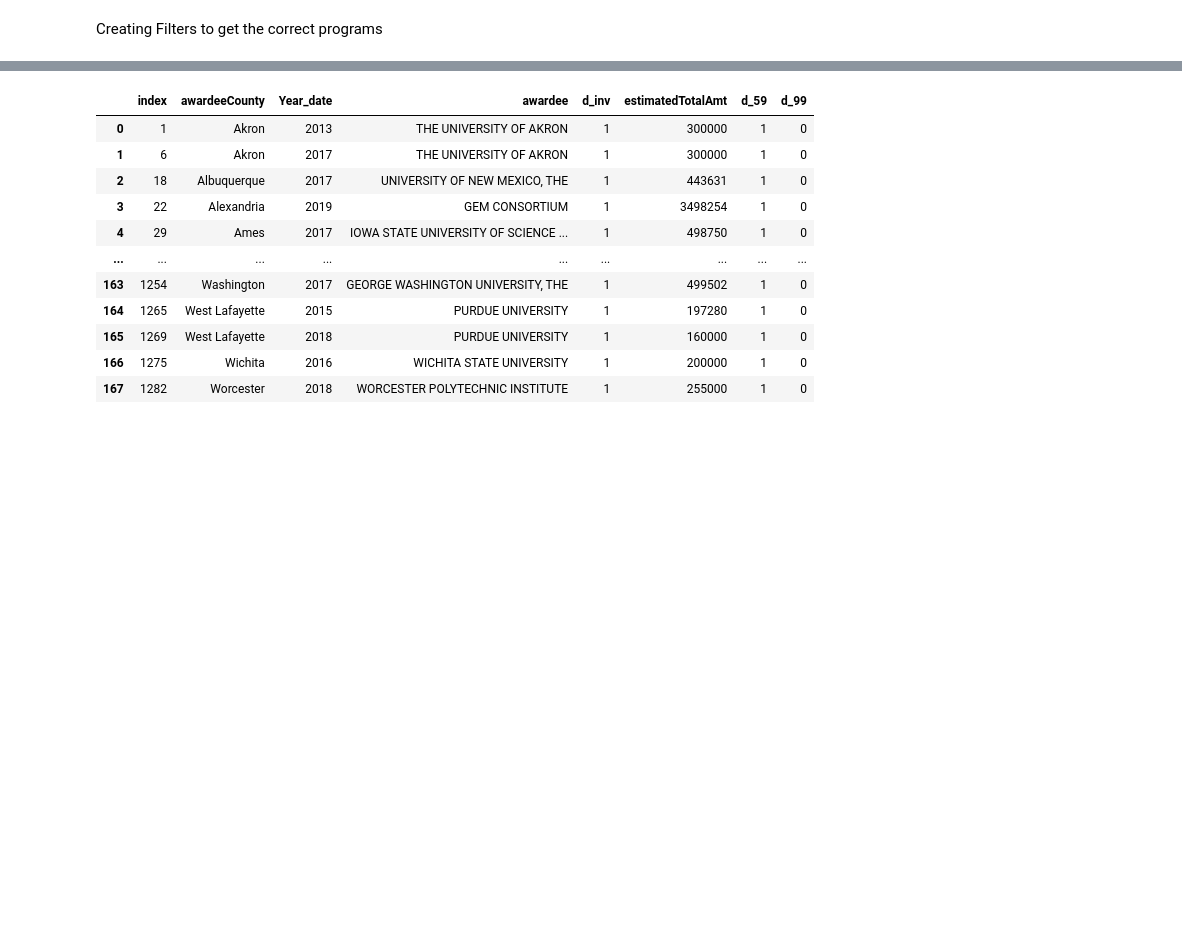
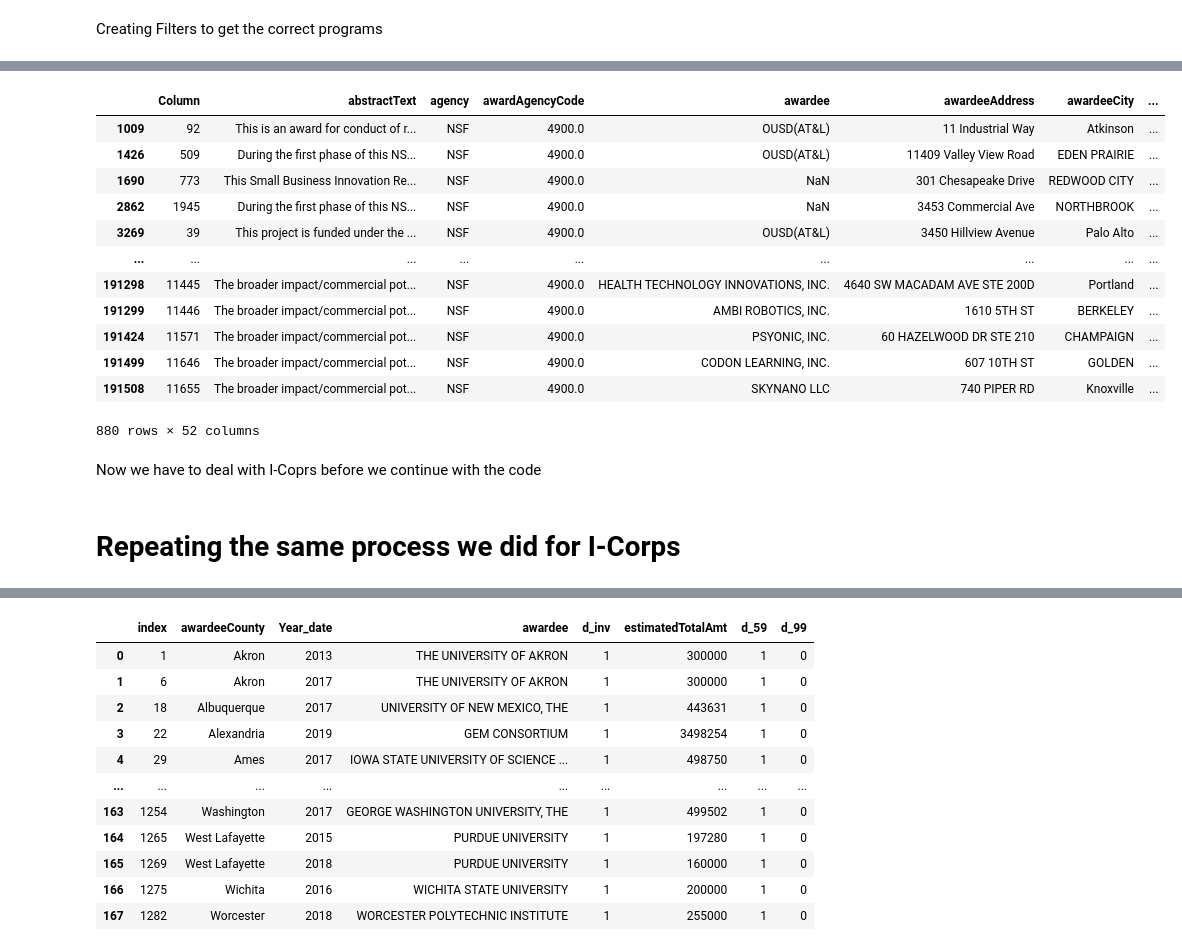
Before and after one commit to SeverinoCenter/nsf_engines, a Jupyter notebook: Vitor/Panel_All.ipynb, the cells around one changed output, grey strips where cells are left out. Cells and saved outputs as stored; diff of their text form; code cells hidden in the pictures; blank space fills up the shorter version.

```diff
--- a/Vitor/Panel_All.ipynb
+++ b/Vitor/Panel_All.ipynb
@@ -240,0 +222,20 @@ KeyError: 'fundProgramName'
+# %%
+df_SBIR_2
+# %% [output]
+|  | Column | abstractText | agency | awardAgencyCode | awardee | awardeeAddress | awardeeCity | ... |
+| 1009 | 92 | This is an award for conduct of r... | NSF | 4900.0 | OUSD(AT&L) | 11 Industrial Way | Atkinson | ... |
+| 1426 | 509 | During the first phase of this NS... | NSF | 4900.0 | OUSD(AT&L) | 11409 Valley View Road | EDEN PRAIRIE | ... |
+| 1690 | 773 | This Small Business Innovation Re... | NSF | 4900.0 | NaN | 301 Chesapeake Drive | REDWOOD CITY | ... |
+| 2862 | 1945 | During the first phase of this NS... | NSF | 4900.0 | NaN | 3453 Commercial Ave | NORTHBROOK | ... |
+| 3269 | 39 | This project is funded under the ... | NSF | 4900.0 | OUSD(AT&L) | 3450 Hillview Avenue | Palo Alto | ... |
+| ... | ... | ... | ... | ... | ... | ... | ... | ... |
+| 191298 | 11445 | The broader impact/commercial pot... | NSF | 4900.0 | HEALTH TECHNOLOGY INNOVATIONS, INC. | 4640 SW MACADAM AVE STE 200D | Portland | ... |
+| 191299 | 11446 | The broader impact/commercial pot... | NSF | 4900.0 | AMBI ROBOTICS, INC. | 1610 5TH ST | BERKELEY | ... |
+| 191424 | 11571 | The broader impact/commercial pot... | NSF | 4900.0 | PSYONIC, INC. | 60 HAZELWOOD DR STE 210 | CHAMPAIGN | ... |
+| 191499 | 11646 | The broader impact/commercial pot... | NSF | 4900.0 | CODON LEARNING, INC. | 607 10TH ST | GOLDEN | ... |
+| 191508 | 11655 | The broader impact/commercial pot... | NSF | 4900.0 | SKYNANO LLC | 740 PIPER RD | Knoxville | ... |
+880 rows × 52 columns
+# %% [markdown]
+Now we have to deal with I-Coprs before we continue with the code
+# %% [markdown]
+# Repeating the same process we did for I-Corps
```
Also changed, not shown: parts of 52 cells of this notebook.
